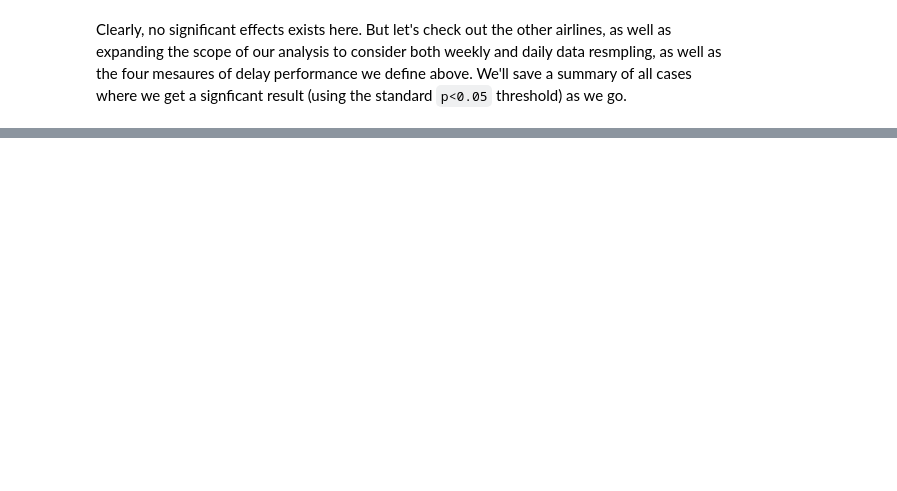
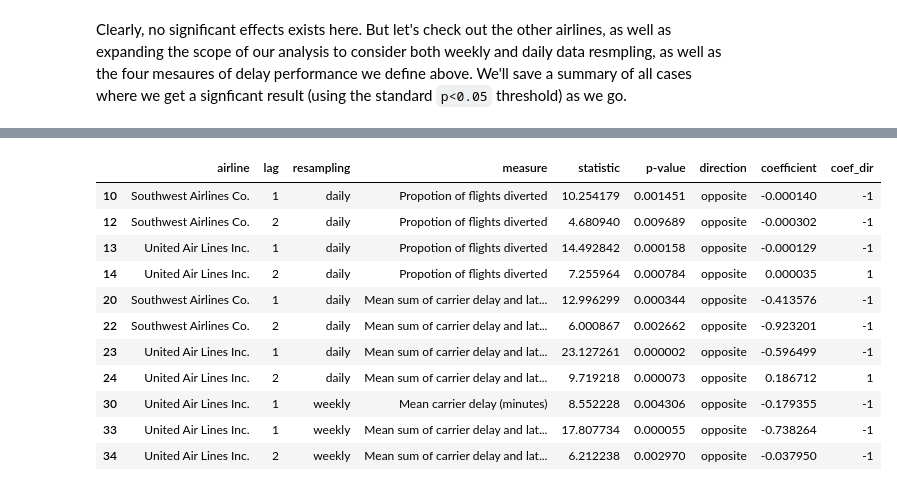
Before and after one commit to jlorince/fun-with-notebooks, a Jupyter notebook: stock-prices-and-flight-delays/stock-prices-and-flight-delays.ipynb, the cells around one changed output, grey strips where cells are left out. Saved outputs shown, nothing was run; the diff lists cells and outputs as text; code cells hidden in the pictures; blank space fills up the shorter version.

```diff
--- a/stock-prices-and-flight-delays/stock-prices-and-flight-delays.ipynb
+++ b/stock-prices-and-flight-delays/stock-prices-and-flight-delays.ipynb
@@ -393,0 +468,15 @@ granger_result
+# %%
+summary[summary['p-value']<0.01]
+# %% [output]
+|  | airline | lag | resampling | measure | statistic | p-value | direction | coefficient | coef_dir |
+| 10 | Southwest Airlines Co. | 1 | daily | Propotion of flights diverted | 10.254179 | 0.001451 | opposite | -0.000140 | -1 |
+| 12 | Southwest Airlines Co. | 2 | daily | Propotion of flights diverted | 4.680940 | 0.009689 | opposite | -0.000302 | -1 |
+| 13 | United Air Lines Inc. | 1 | daily | Propotion of flights diverted | 14.492842 | 0.000158 | opposite | -0.000129 | -1 |
+| 14 | United Air Lines Inc. | 2 | daily | Propotion of flights diverted | 7.255964 | 0.000784 | opposite | 0.000035 | 1 |
+| 20 | Southwest Airlines Co. | 1 | daily | Mean sum of carrier delay and lat... | 12.996299 | 0.000344 | opposite | -0.413576 | -1 |
+| 22 | Southwest Airlines Co. | 2 | daily | Mean sum of carrier delay and lat... | 6.000867 | 0.002662 | opposite | -0.923201 | -1 |
+| 23 | United Air Lines Inc. | 1 | daily | Mean sum of carrier delay and lat... | 23.127261 | 0.000002 | opposite | -0.596499 | -1 |
+| 24 | United Air Lines Inc. | 2 | daily | Mean sum of carrier delay and lat... | 9.719218 | 0.000073 | opposite | 0.186712 | 1 |
+| 30 | United Air Lines Inc. | 1 | weekly | Mean carrier delay (minutes) | 8.552228 | 0.004306 | opposite | -0.179355 | -1 |
+| 33 | United Air Lines Inc. | 1 | weekly | Mean sum of carrier delay and lat... | 17.807734 | 0.000055 | opposite | -0.738264 | -1 |
+| 34 | United Air Lines Inc. | 2 | weekly | Mean sum of carrier delay and lat... | 6.212238 | 0.002970 | opposite | -0.037950 | -1 |
```
Also changed, not shown: parts of 32 cells of this notebook, 1 other file.
